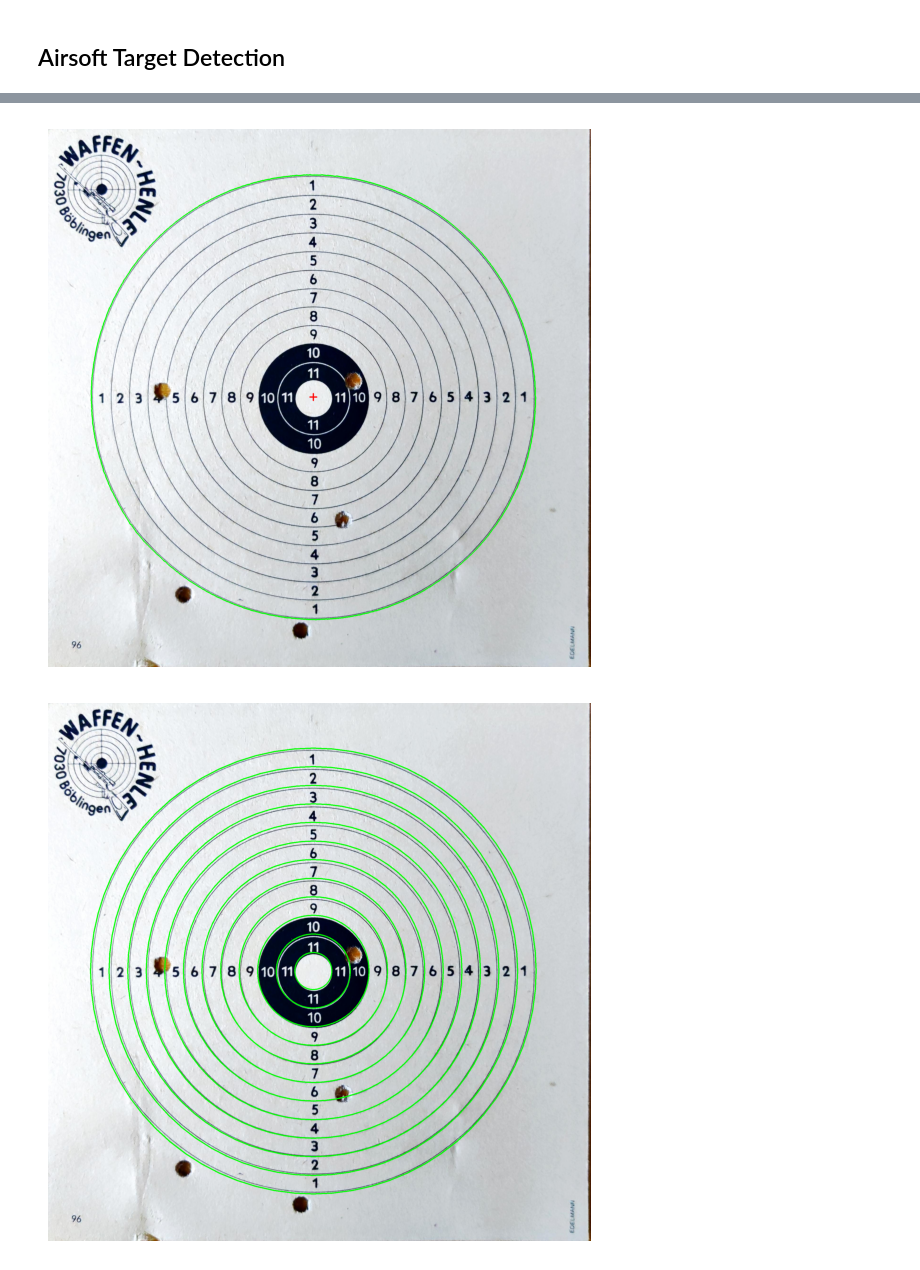
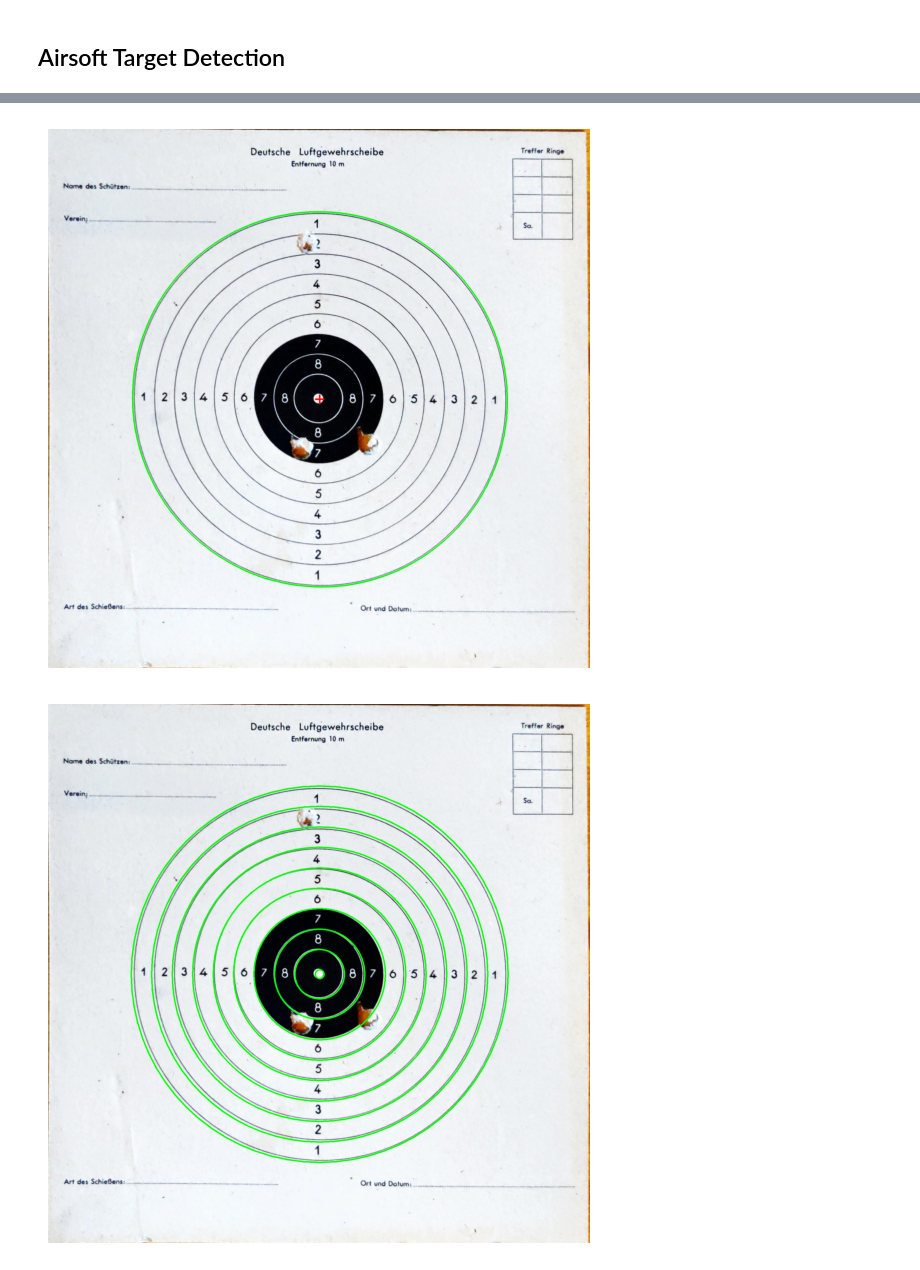
Before and after one commit to NiclasEgeler/AirgunTarget, a Jupyter notebook: target_detection.ipynb, the cells around one changed output, grey strips where cells are left out. Drawn from its saved outputs; the diff is of its cells as text; code cells hidden in the pictures.

```diff
--- a/target_detection.ipynb
+++ b/target_detection.ipynb
@@ -22,7 +22,7 @@ def show_image(img, cmap=None, name=None, size=None):
         plt.title(name)
     plt.show()
 # %%
-image = io.imread('resources/aligned/shot_1.jpg')
+image = io.imread('resources/aligned/shot3.jpg')
 #image = cv2.resize(image, (0, 0), fx=0.35, fy=0.35)
 show_image(image)
 image.shape
@@ -51,7 +51,7 @@ sobel = cv2.normalize(sobel, None, 0, 255, cv2.NORM_MINMAX, cv2.CV_8U)
 threshold = 40
 sobel[sobel < threshold] = 0
 sobel[sobel >= threshold] = 255
-canny = sobel
+canny = sobel.copy()
 # canny = io.imread('resources/aligned/test.png')
 # canny = cv2.cvtColor(canny, cv2.COLOR_BGR2GRAY)
 show_image(canny, cmap='gray', size=(7,7))
@@ -85,14 +85,19 @@ centerY = int(centerY)
 cv2.drawMarker(marked, (centerX, centerY), (255, 0, 0), markerType=cv2.MARKER_CROSS, markerSize=30, thickness=3, line_type=cv2.LINE_AA)
 show_image(marked, size=(7,7))
 # %% [output]
-[figure, old version]
+[figure, new version]
 # %%
 marked = image.copy()
-for i in range(1, 13):
-    cv2.circle(marked, (centerX, centerY), int(biggest_radius * i / 12), (0, 255, 0), 3)
-show_image(marked, size=(7,7))
+num_circles = 9
+inner_circle_radius = 15
+rate = (biggest_radius-inner_circle_radius) / num_circles
+radius = inner_circle_radius
+for i in range(1, num_circles + 2):
+    cv2.circle(marked, (centerX, centerY), int((radius)), (0, 255, 0), 3)
+    radius += rate
+show_image(marked, size=(7, 7))
 # %% [output]
-[figure, old version]
+[figure, new version]
 # %%
 # draw the
 # %%
```
Also changed, not shown: parts of 5 cells of this notebook, 15 other files.
